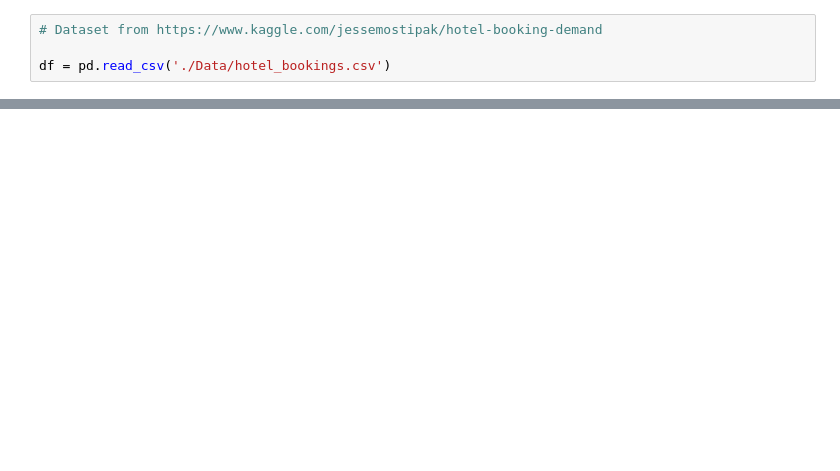
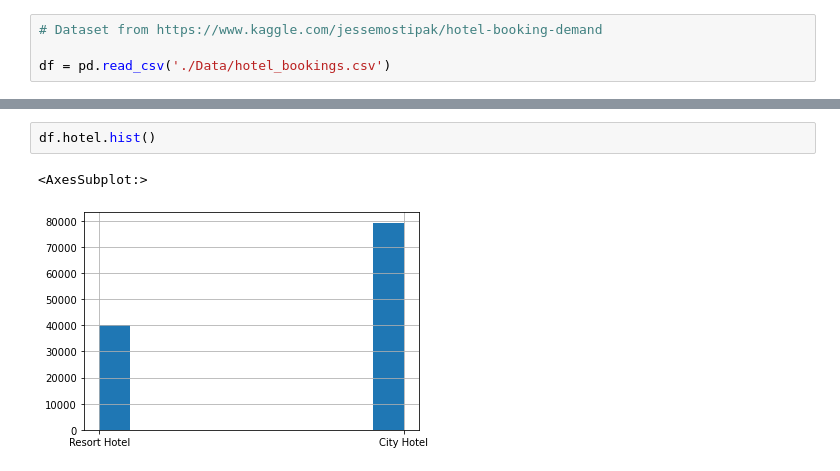
Before and after one commit to DJ1070/Hotel_Bookings, a Jupyter notebook: Hotel.ipynb, the cells around one changed output, grey strips where cells are left out. Cells and saved outputs as stored; diff of their text form; blank space fills up the shorter version.

```diff
--- a/Hotel.ipynb
+++ b/Hotel.ipynb
@@ -79,0 +128,5 @@ null_df
+# %%
+df.hotel.hist()
+# %% [output]
+<AxesSubplot:>
+[figure, added]
```
Also changed, not shown: parts of 17 cells of this notebook.
